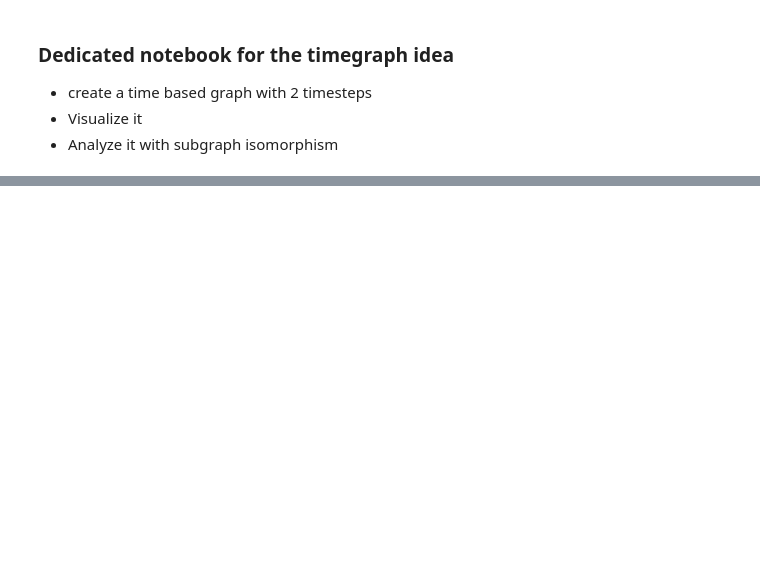
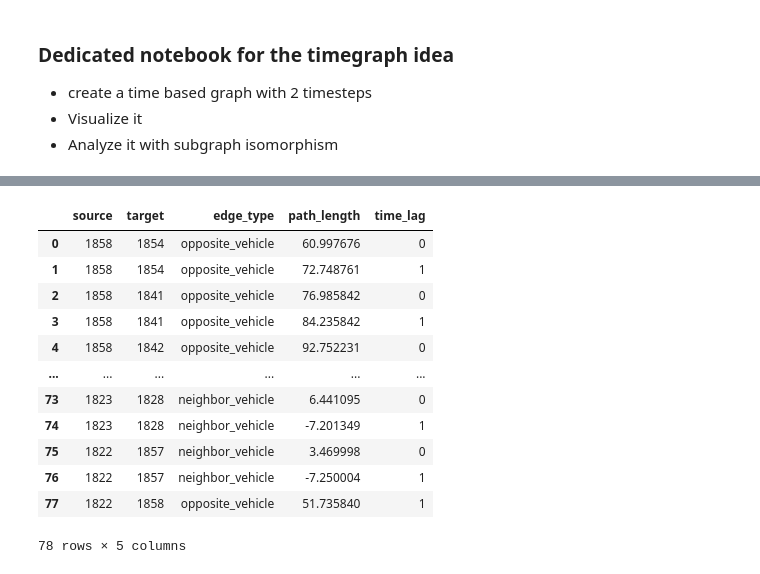
Before and after one commit to tmuehlen80/graph_coverage, a Jupyter notebook: Notebooks/carla/time_based_gaphs.ipynb, the cells around one changed output, grey strips where cells are left out. Saved outputs shown, nothing was run; the diff lists cells and outputs as text; code cells hidden in the pictures; blank space fills up the shorter version.

```diff
--- a/Notebooks/carla/time_based_gaphs.ipynb
+++ b/Notebooks/carla/time_based_gaphs.ipynb
@@ -8,6 +8,8 @@
 from graph_creator.ActorTimeGraph import ActorTimeGraph
 
 import pandas as pd
+pd.set_option('display.max_colwidth', None)
+
 from pathlib import Path
 import matplotlib.pyplot as plt
 import seaborn as sns
@@ -34,7 +36,7 @@ os.getcwd()
 
 from graph_creator.MapGraph import MapGraph
 from graph_creator.ActorGraph import ActorGraph
-
+from graph_creator.utilities import make_node_edge_df
 from graph_creator.plot_graphs import plot_lane_map_advanced, add_actors_to_map, add_actor_edges_to_map
 # %%
 files = os.listdir("/home/tmuehlen/repos/graph_coverage/carla/data")
@@ -118,0 +117,2 @@ for  key in keys:
+# %%
+node_df, edge_df = make_node_edge_df(ag_carla_time.actor_time_graphs[ag_carla_time.timestamps[1]])
@@ -118,0 +139,16 @@ for  key in keys:
+# %%
+edge_df
+# %% [output]
+|  | source | target | edge_type | path_length | time_lag |
+| 0 | 1858 | 1854 | opposite_vehicle | 60.997676 | 0 |
+| 1 | 1858 | 1854 | opposite_vehicle | 72.748761 | 1 |
+| 2 | 1858 | 1841 | opposite_vehicle | 76.985842 | 0 |
+| 3 | 1858 | 1841 | opposite_vehicle | 84.235842 | 1 |
+| 4 | 1858 | 1842 | opposite_vehicle | 92.752231 | 0 |
+| ... | ... | ... | ... | ... | ... |
+| 73 | 1823 | 1828 | neighbor_vehicle | 6.441095 | 0 |
+| 74 | 1823 | 1828 | neighbor_vehicle | -7.201349 | 1 |
+| 75 | 1822 | 1857 | neighbor_vehicle | 3.469998 | 0 |
+| 76 | 1822 | 1857 | neighbor_vehicle | -7.250004 | 1 |
+| 77 | 1822 | 1858 | opposite_vehicle | 51.735840 | 1 |
+78 rows × 5 columns
```
Also changed, not shown: parts of 9 cells of this notebook, 3 other files.
